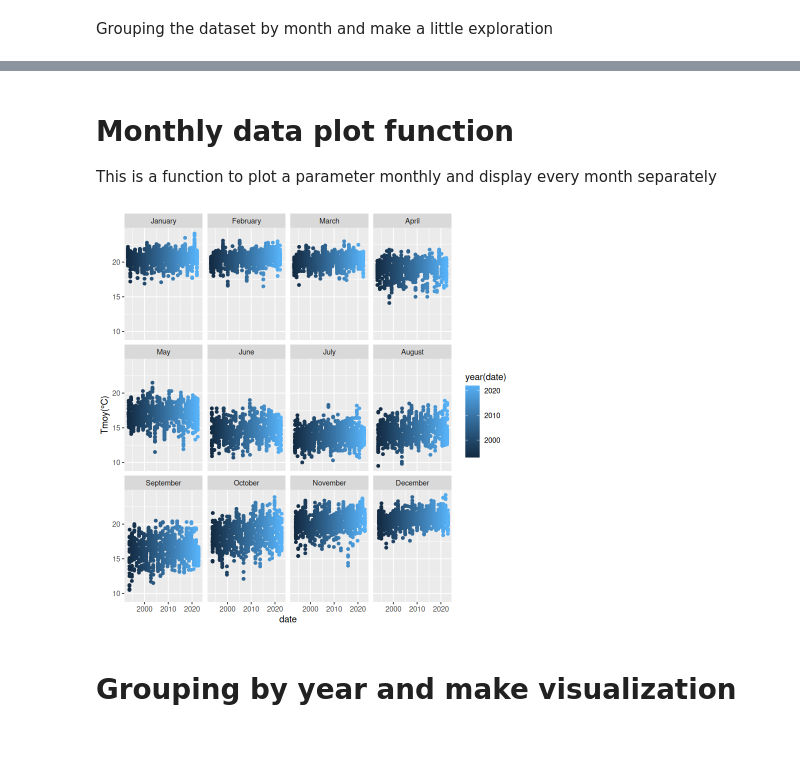
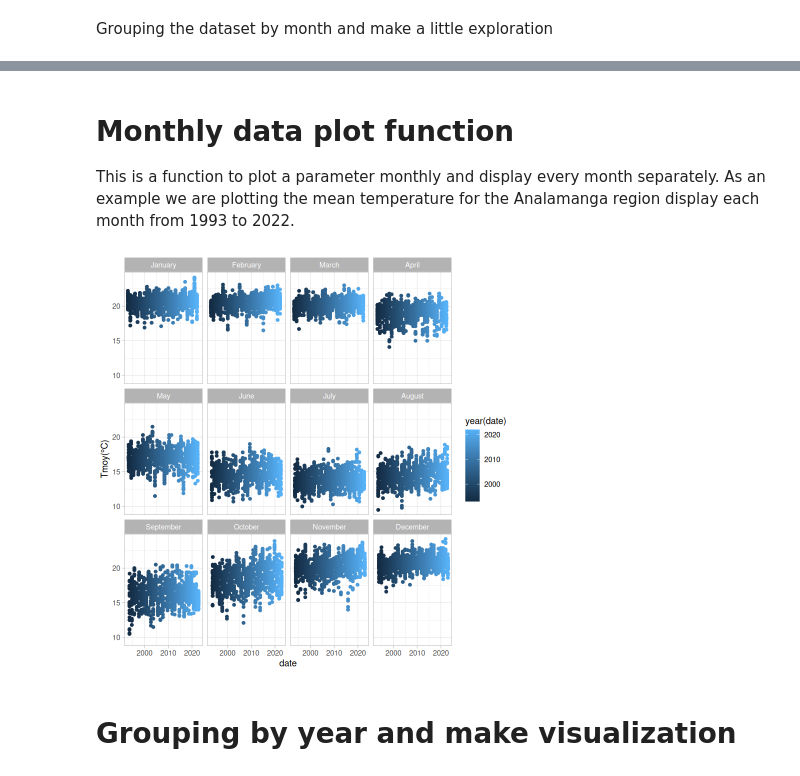
Before and after one commit to dinasdata/WeatherViz, a Jupyter notebook: notebook.ipynb, the cells around one changed output, grey strips where cells are left out. Drawn from its saved outputs; the diff is of its cells as text; code cells hidden in the pictures; blank space fills up the shorter version.

```diff
--- a/notebook.ipynb
+++ b/notebook.ipynb
@@ -89,15 +89,16 @@ A tibble: 12 × 12
 | 12 | 5742.1 | 1015.644 | 4.220430 | 24.08495 | 7.365591 | 7.895699 | 47.040860 | 69.17957 | 16.917312 | 26.10151 | 20.73140 |
 # %% [markdown]
 # Monthly data plot function
-This is a function to plot a parameter monthly and display every month separately
+This is a function to plot a parameter monthly and display every month separately. As an example we are plotting the mean temperature for the Analamanga region display each month from 1993 to 2022.
 # %%
 monthly_plot = function(parameter){
 ggplot(data)+
 geom_point(mapping = aes(x = date,y = .data[[parameter]],color = year(.data[["date"]])))+
-facet_wrap(~month(date,label = TRUE,abbr = FALSE),nrow = 3)}
+facet_wrap(~month(date,label = TRUE,abbr = FALSE),nrow = 3)+
+theme_light()}
 monthly_plot("Tmoy(°C)")
 # %% [output]
-[figure, old version]
+[figure, new version]
 # %% [markdown]
 # Grouping by year and make visualization
 # %%
```
Also changed, not shown: parts of 2 cells of this notebook, 2 other files.
